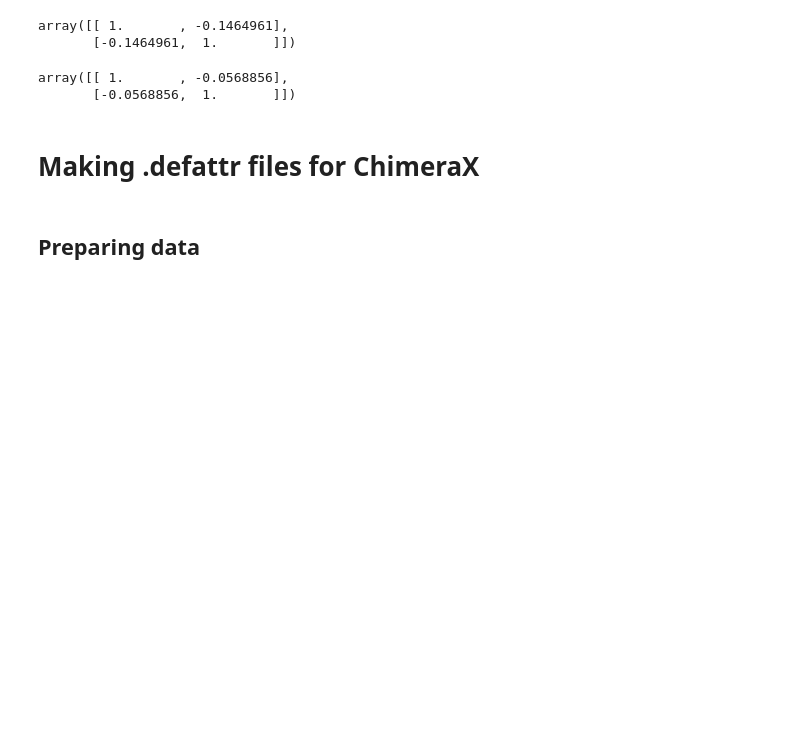
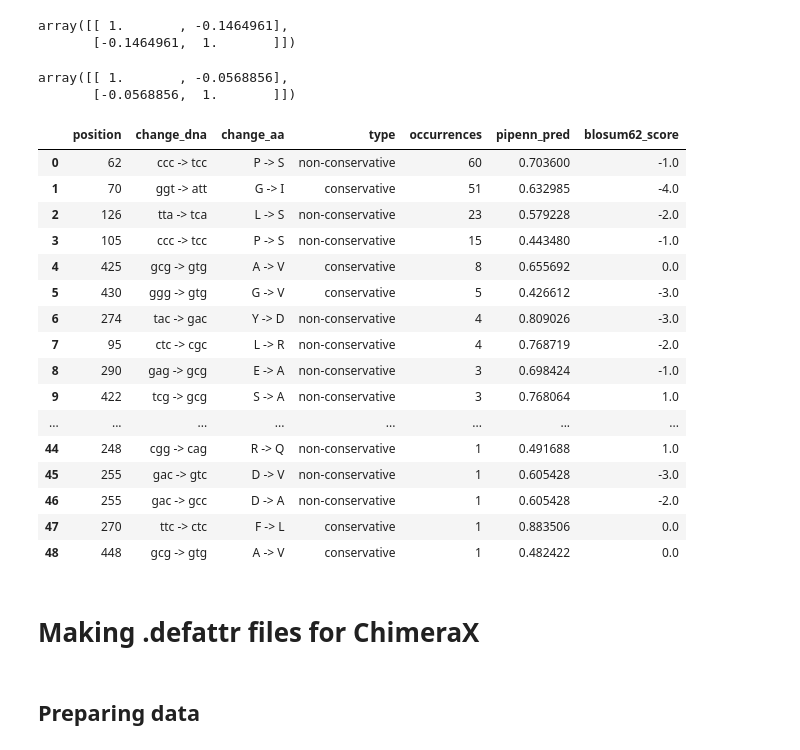
Before and after one commit to Inge-MM/Mtb_thesis_2025, a Jupyter notebook: all_phopr/msa_analysis.ipynb, the cells around one changed output. Drawn from its saved outputs; the diff is of its cells as text; code cells hidden in the pictures; blank space fills up the shorter version.

```diff
--- a/all_phopr/msa_analysis.ipynb
+++ b/all_phopr/msa_analysis.ipynb
@@ -400,6 +401,8 @@ PhoR:                   1664
 # %% [markdown]
 ## Storing sequence names with more than 5 'n's
 # %%
+#  FOR THIS CELL TO RUN PROPERLY, THE ALL_CONSENSUS FOLDER SHOULD BE UNZIPPED
+
 # saving the complete (file) names of the sequences that were removed
 # for having more than 5 'n's as a csv file
 removed_n_df = []
@@ -407,9 +410,9 @@ removed_n_dict = {}
 accession_dict = {}
 [removed_n_df.append(i.split('|')[0]) for i in removed_n]
 
-for accession in os.listdir('../all_processed'):
+for accession in os.listdir('../all_consensus'):
     removed_n_dict[accession] = []
-    accession_dict[accession] = [i.removeprefix('aln_').removesuffix('.fasta') for i in os.listdir(f'../all_processed/{accession}/consensus')]
+    accession_dict[accession] = [i.removeprefix('aln_').removesuffix('.fasta') for i in os.listdir(f'../all_consensus/{accession}/consensus')]
 
 # making seperate columns per study accesssion
 for i in removed_n_df:
@@ -830,6 +813,39 @@ report_df.set_index('position', inplace = True)
 
 for i in ns_top_df.index:
     report_df.loc[i, 'pipenn_pred'] = float(ns_top_df.loc[i, 'pipenn_pred'])
+
+report_df.reset_index(inplace = True)
+# %%
+# determining blosum scores
+# first saving the matrix as a variable
+matrix = bl.BLOSUM(62)
+val = matrix["A"]["Y"]
+# %%
+blosum62_val = []
+for index in report_df.index:
+    blosum62_val.append(matrix[report_df.loc[index, 'change_aa'][0]][report_df.loc[index, 'change_aa'][-1]])
+
+report_df['blosum62_score'] = blosum62_val
+# %%
+report_df
+# %% [output]
+|  | position | change_dna | change_aa | type | occurrences | pipenn_pred | blosum62_score |
+| 0 | 62 | ccc -> tcc | P -> S | non-conservative | 60 | 0.703600 | -1.0 |
+| 1 | 70 | ggt -> att | G -> I | conservative | 51 | 0.632985 | -4.0 |
+| 2 | 126 | tta -> tca | L -> S | non-conservative | 23 | 0.579228 | -2.0 |
+| 3 | 105 | ccc -> tcc | P -> S | non-conservative | 15 | 0.443480 | -1.0 |
+| 4 | 425 | gcg -> gtg | A -> V | conservative | 8 | 0.655692 | 0.0 |
+| 5 | 430 | ggg -> gtg | G -> V | conservative | 5 | 0.426612 | -3.0 |
+| 6 | 274 | tac -> gac | Y -> D | non-conservative | 4 | 0.809026 | -3.0 |
+| 7 | 95 | ctc -> cgc | L -> R | non-conservative | 4 | 0.768719 | -2.0 |
+| 8 | 290 | gag -> gcg | E -> A | non-conservative | 3 | 0.698424 | -1.0 |
+| 9 | 422 | tcg -> gcg | S -> A | non-conservative | 3 | 0.768064 | 1.0 |
+| ... | ... | ... | ... | ... | ... | ... | ... |
+| 44 | 248 | cgg -> cag | R -> Q | non-conservative | 1 | 0.491688 | 1.0 |
+| 45 | 255 | gac -> gtc | D -> V | non-conservative | 1 | 0.605428 | -3.0 |
+| 46 | 255 | gac -> gcc | D -> A | non-conservative | 1 | 0.605428 | -2.0 |
+| 47 | 270 | ttc -> ctc | F -> L | conservative | 1 | 0.883506 | 0.0 |
+| 48 | 448 | gcg -> gtg | A -> V | conservative | 1 | 0.482422 | 0.0 |
 # %%
 # saving for report
 report_df.to_csv('./non_synonymous_top_mut.csv')
```
Also changed, not shown: parts of 7 cells of this notebook, 1 other file.
